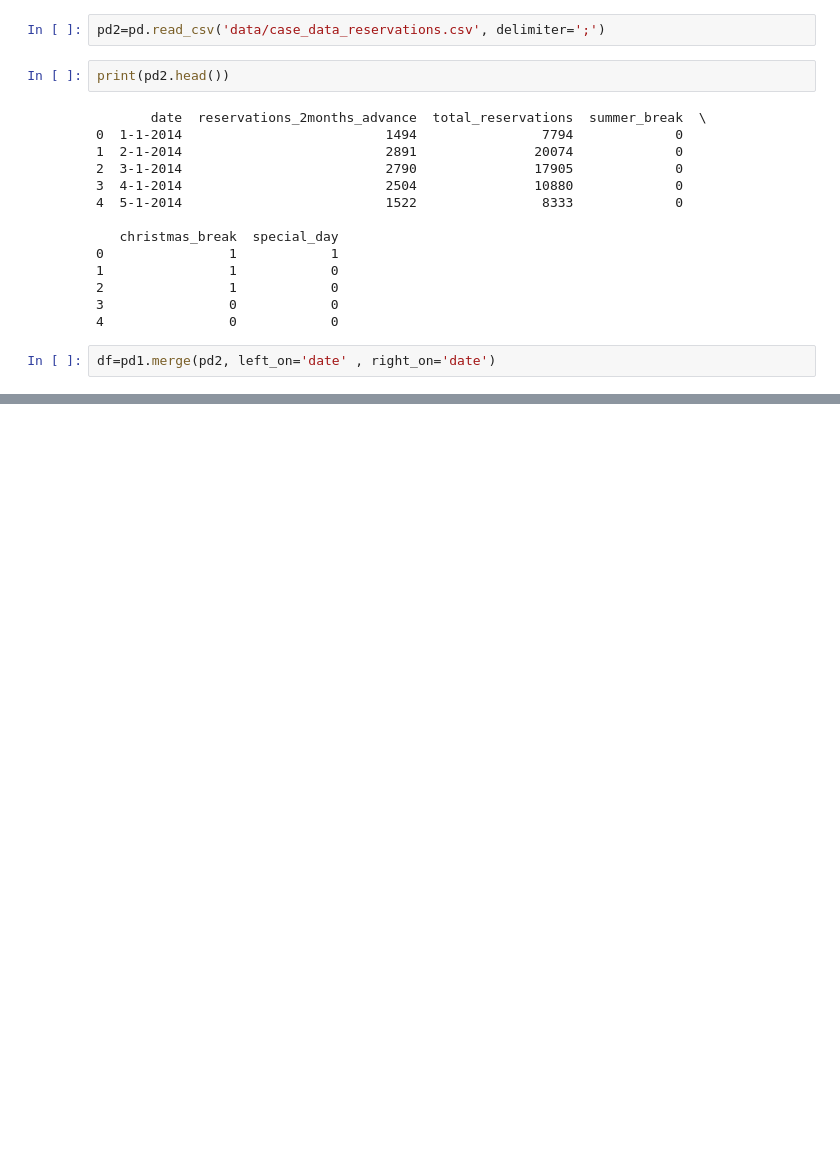
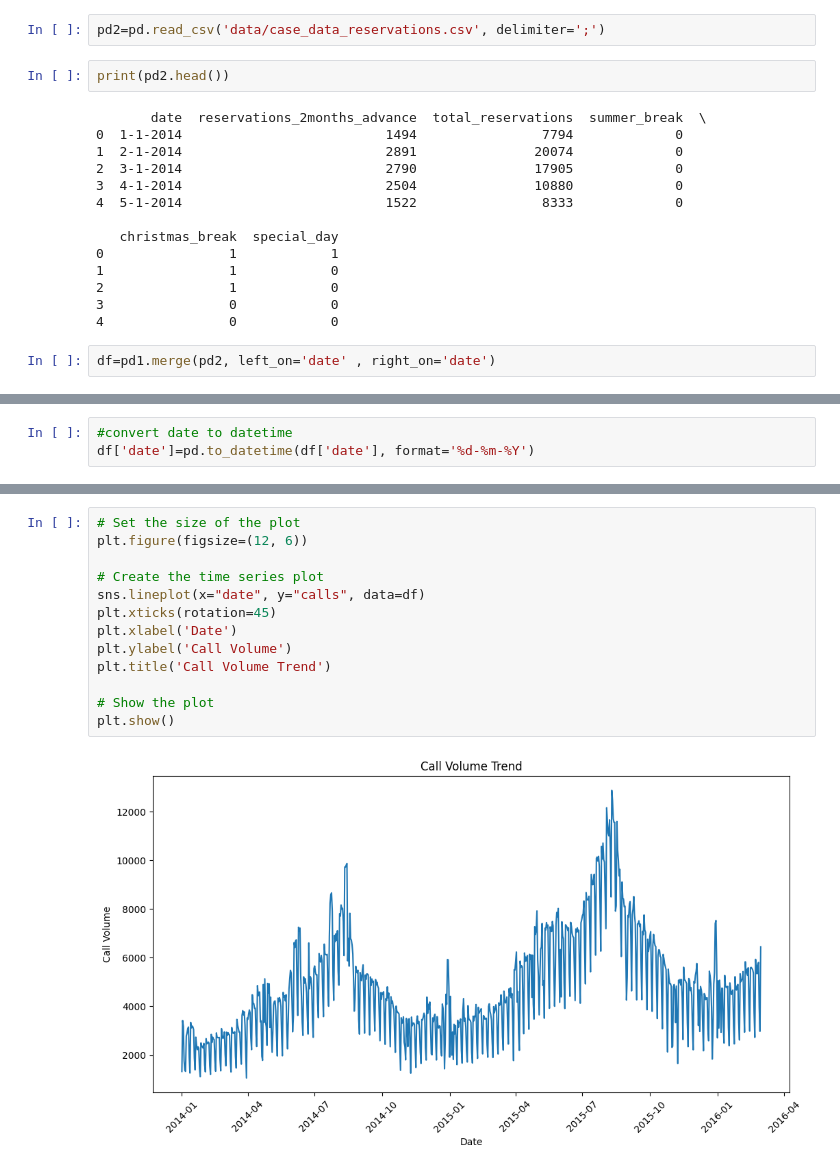
Before and after one commit to didulanthaisuru/TeleCall_Forecast, a Jupyter notebook: data_preprocessing.ipynb, the cells around one changed output, grey strips where cells are left out. Saved outputs shown, nothing was run; the diff lists cells and outputs as text; blank space fills up the shorter version.

Commit message:
complete explore data analysis and preprocessing

```diff
--- a/data_preprocessing.ipynb
+++ b/data_preprocessing.ipynb
@@ -44,0 +64,3 @@ df.head()
+# %%
+#convert date to datetime
+df['date']=pd.to_datetime(df['date'], format='%d-%m-%Y')
@@ -44,0 +85,15 @@ df.head()
+# %%
+# Set the size of the plot
+plt.figure(figsize=(12, 6))
+
+# Create the time series plot
+sns.lineplot(x="date", y="calls", data=df)
+plt.xticks(rotation=45)
+plt.xlabel('Date')
+plt.ylabel('Call Volume')
+plt.title('Call Volume Trend')
+
+# Show the plot
+plt.show()
+# %% [output]
+[figure, added]
```
Also changed, not shown: parts of 13 cells of this notebook, 1 other file.
